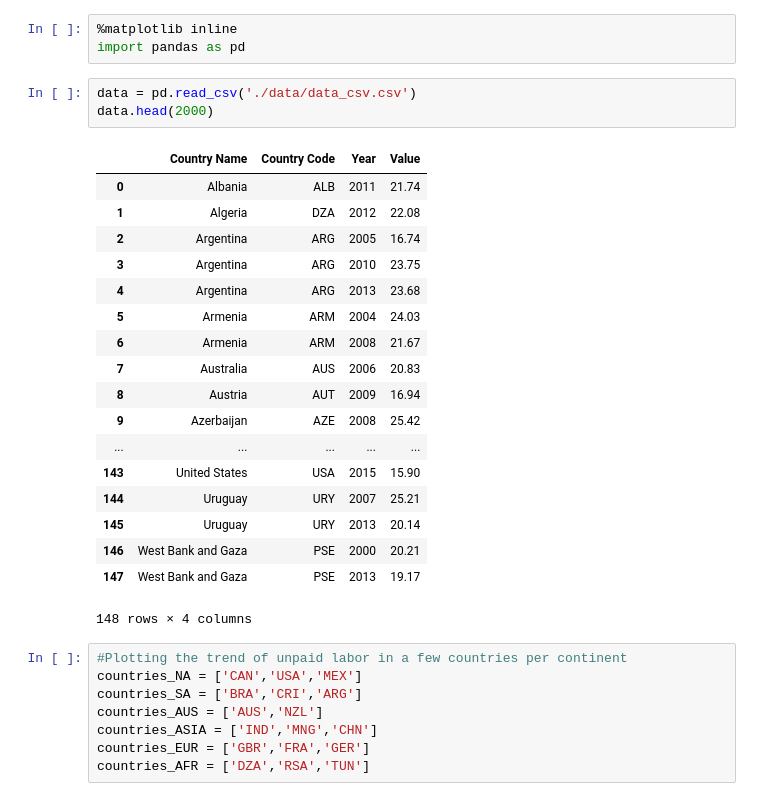
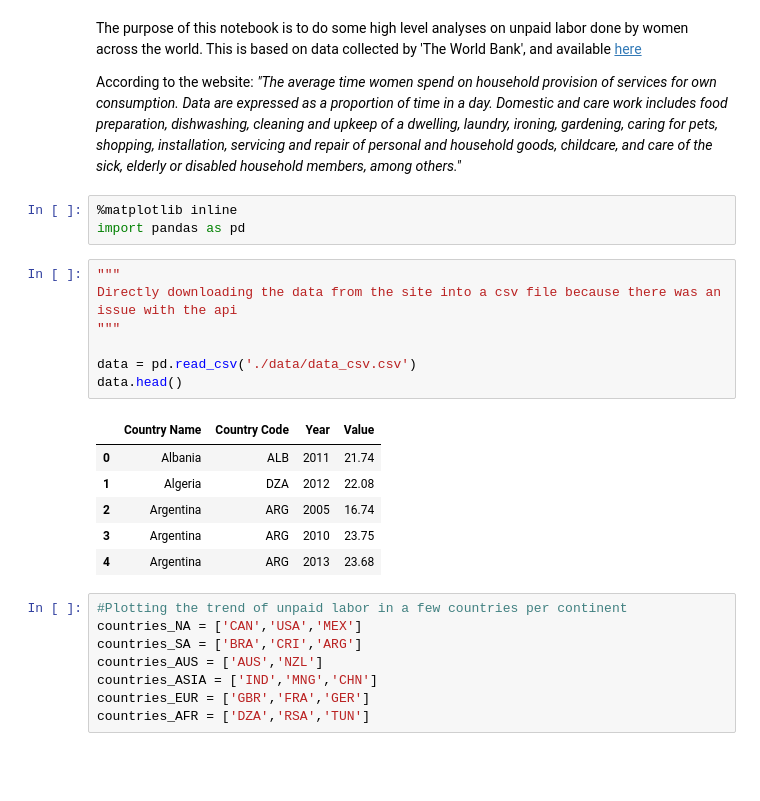
Before and after one commit to anusreeb/unpaid-labor-women, a Jupyter notebook: Unpaid_labor_investigation.ipynb, the cells around one changed output. Drawn from its saved outputs; the diff is of its cells as text; blank space fills up the shorter version.

```diff
--- a/Unpaid_labor_investigation.ipynb
+++ b/Unpaid_labor_investigation.ipynb
@@ -1,28 +1,24 @@
+# %% [markdown]
+The purpose of this notebook is to do some high level analyses on unpaid labor done by women across the world. This is based on data collected by 'The World Bank', and available [here](https://datahub.io/world-bank/sg.tim.uwrk.fe#readme)
+
+According to the website: <i>"The average time women spend on household provision of services for own consumption. Data are expressed as a proportion of time in a day. Domestic and care work includes food preparation, dishwashing, cleaning and upkeep of a dwelling, laundry, ironing, gardening, caring for pets, shopping, installation, servicing and repair of personal and household goods, childcare, and care of the sick, elderly or disabled household members, among others."</i>
 # %%
 %matplotlib inline
 import pandas as pd
-# %%
-data = pd.read_csv('./data/data_csv.csv')
-data.head(2000)
-# %% [output]
-|  | Country Name | Country Code | Year | Value |
-| 0 | Albania | ALB | 2011 | 21.74 |
-| 1 | Algeria | DZA | 2012 | 22.08 |
-| 2 | Argentina | ARG | 2005 | 16.74 |
-| 3 | Argentina | ARG | 2010 | 23.75 |
-| 4 | Argentina | ARG | 2013 | 23.68 |
-| 5 | Armenia | ARM | 2004 | 24.03 |
-| 6 | Armenia | ARM | 2008 | 21.67 |
-| 7 | Australia | AUS | 2006 | 20.83 |
-| 8 | Austria | AUT | 2009 | 16.94 |
-| 9 | Azerbaijan | AZE | 2008 | 25.42 |
-| ... | ... | ... | ... | ... |
-| 143 | United States | USA | 2015 | 15.90 |
-| 144 | Uruguay | URY | 2007 | 25.21 |
-| 145 | Uruguay | URY | 2013 | 20.14 |
-| 146 | West Bank and Gaza | PSE | 2000 | 20.21 |
-| 147 | West Bank and Gaza | PSE | 2013 | 19.17 |
-148 rows × 4 columns
+# %%
+"""
+Directly downloading the data from the site into a csv file because there was an issue with the api
+"""
+
+data = pd.read_csv('./data/data_csv.csv')
+data.head()
+# %% [output]
+|  | Country Name | Country Code | Year | Value |
+| 0 | Albania | ALB | 2011 | 21.74 |
+| 1 | Algeria | DZA | 2012 | 22.08 |
+| 2 | Argentina | ARG | 2005 | 16.74 |
+| 3 | Argentina | ARG | 2010 | 23.75 |
+| 4 | Argentina | ARG | 2013 | 23.68 |
 # %%
 #Plotting the trend of unpaid labor in a few countries per continent
 countries_NA = ['CAN','USA','MEX']
```
Also changed, not shown: parts of 5 cells of this notebook.
